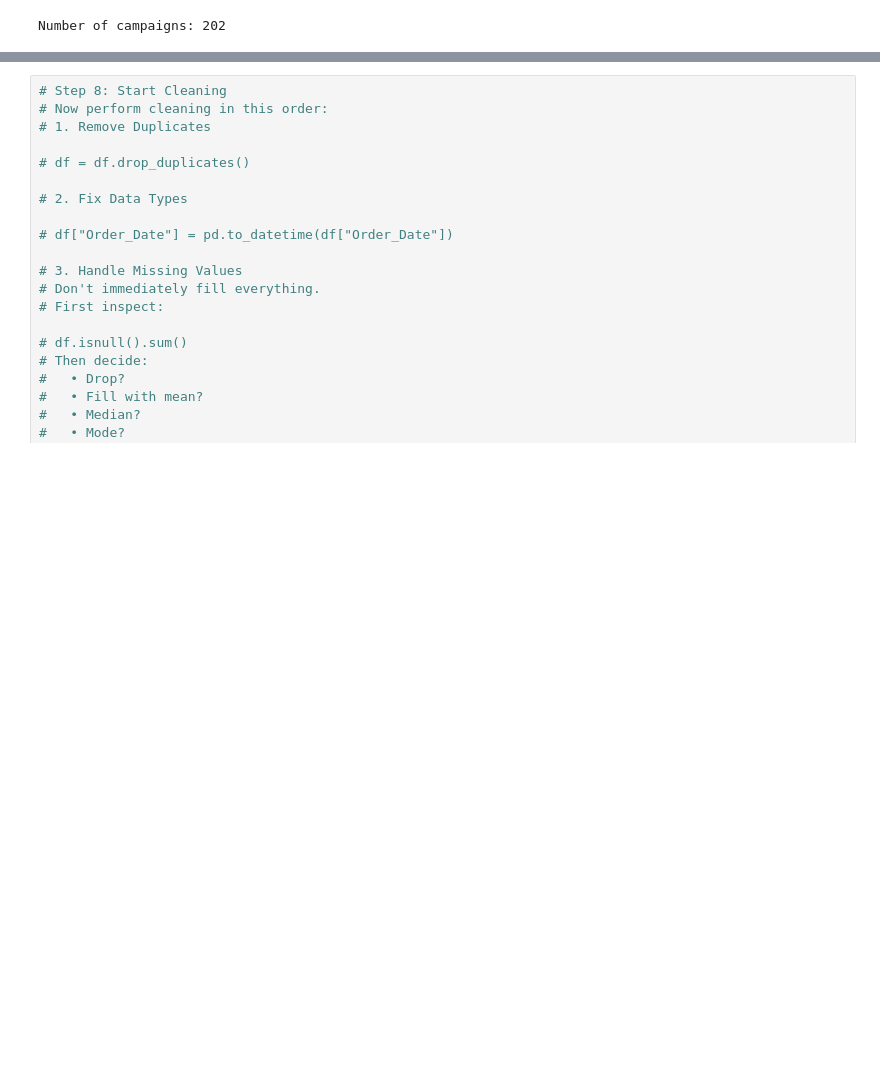
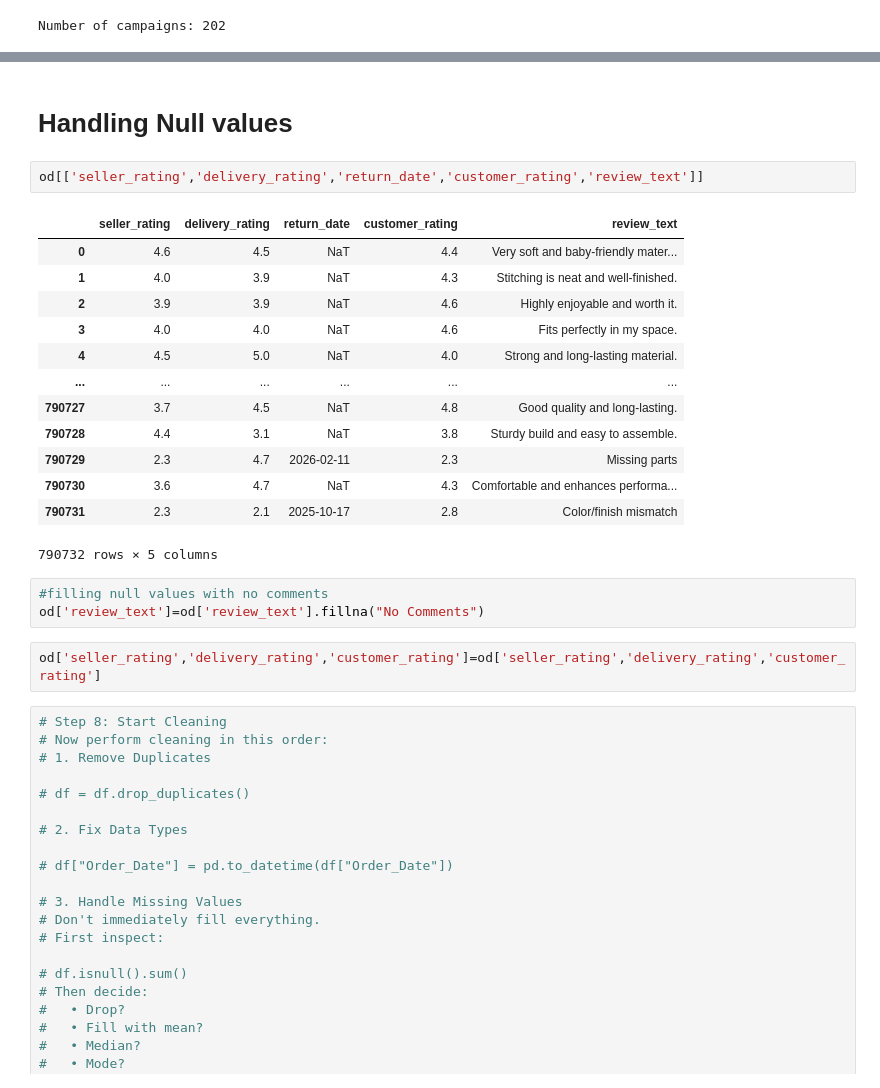
Before and after one commit to BhupathiTharun/Supply-chain-data-warehouse, a Jupyter notebook: notebooks/02_Data_Cleaning.ipynb, the cells around one changed output, grey strips where cells are left out. Drawn from its saved outputs; the diff is of its cells as text; blank space fills up the shorter version.

Commit message:
handling null values

```diff
--- a/notebooks/02_Data_Cleaning.ipynb
+++ b/notebooks/02_Data_Cleaning.ipynb
@@ -227,3 +400,26 @@ Number of campaigns: 202
+# %% [markdown]
+# Handling Null values
+# %%
+od[['seller_rating','delivery_rating','return_date','customer_rating','review_text']]
+# %% [output]
+|  | seller_rating | delivery_rating | return_date | customer_rating | review_text |
+| 0 | 4.6 | 4.5 | NaT | 4.4 | Very soft and baby-friendly mater... |
+| 1 | 4.0 | 3.9 | NaT | 4.3 | Stitching is neat and well-finished. |
+| 2 | 3.9 | 3.9 | NaT | 4.6 | Highly enjoyable and worth it. |
+| 3 | 4.0 | 4.0 | NaT | 4.6 | Fits perfectly in my space. |
+| 4 | 4.5 | 5.0 | NaT | 4.0 | Strong and long-lasting material. |
+| ... | ... | ... | ... | ... | ... |
+| 790727 | 3.7 | 4.5 | NaT | 4.8 | Good quality and long-lasting. |
+| 790728 | 4.4 | 3.1 | NaT | 3.8 | Sturdy build and easy to assemble. |
+| 790729 | 2.3 | 4.7 | 2026-02-11 | 2.3 | Missing parts |
+| 790730 | 3.6 | 4.7 | NaT | 4.3 | Comfortable and enhances performa... |
+| 790731 | 2.3 | 2.1 | 2025-10-17 | 2.8 | Color/finish mismatch |
+790732 rows × 5 columns
+# %%
+#filling null values with no comments
+od['review_text']=od['review_text'].fillna("No Comments")
+# %%
+od['seller_rating','delivery_rating','customer_rating']=od['seller_rating','delivery_rating','customer_rating']
 # %%
 # Step 8: Start Cleaning
 # Now perform cleaning in this order:
```
Also changed, not shown: parts of 20 cells of this notebook.
